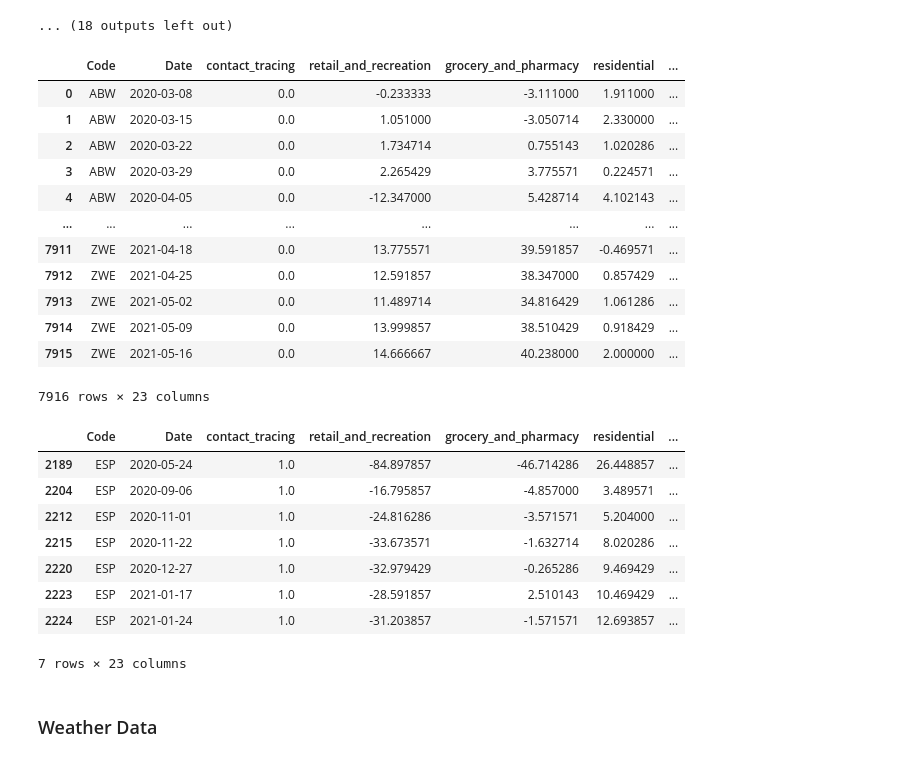
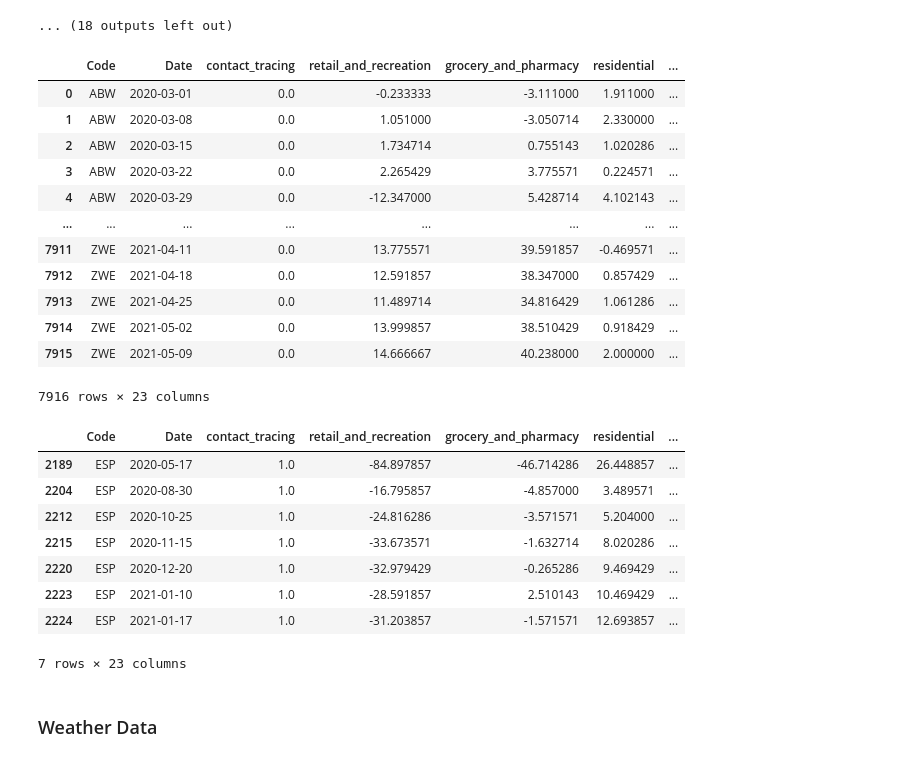
Before and after one commit to lucasbotellaroca/Covid-19_Reproduction_Rate_Estimator, a Jupyter notebook: data_cleaning.ipynb, the cells around one changed output. Saved outputs shown, nothing was run; the diff lists cells and outputs as text; code cells hidden in the pictures.

```diff
--- a/data_cleaning.ipynb
+++ b/data_cleaning.ipynb
@@ -89,8 +94,8 @@ Every day in the week has a policies related from 18 previous days (average deat
 def group_policies(filename):
 
     df = pd.read_csv(filename)
-    df['Holiday']=df.apply(lambda x: getHoliday(x['Code'], x['Day']), axis=1)
-    df['Date'] = pd.to_datetime(df['Day']) + pd.to_timedelta(18, unit='d')
+    df['holiday']=df.apply(lambda x: getHoliday(x['Code'], x['Day']), axis=1)
+    df['Date'] = pd.to_datetime(df['Day']) + pd.to_timedelta(11, unit='d')
 
     #Group to closest Sunday
     df = df.groupby(['Code', pd.Grouper(key='Date', freq='W-SUN')]).mean().reset_index()
@@ -157,36 +162,36 @@ international-travel-covid.csv
 ... (18 outputs left out)
 # %%
 #Delete duplicated Holiday columns and view output
-del df_policies['Holiday_x']
-del df_policies['Holiday_y']
-df_policies['Holiday']=df_policies['Holiday']*7
+del df_policies['holiday_x']
+del df_policies['holiday_y']
+df_policies['holiday']=df_policies['holiday']*7
 df_policies
 # %% [output]
 |  | Code | Date | contact_tracing | retail_and_recreation | grocery_and_pharmacy | residential | ... |
-| 0 | ABW | 2020-03-08 | 0.0 | -0.233333 | -3.111000 | 1.911000 | ... |
-| 1 | ABW | 2020-03-15 | 0.0 | 1.051000 | -3.050714 | 2.330000 | ... |
-| 2 | ABW | 2020-03-22 | 0.0 | 1.734714 | 0.755143 | 1.020286 | ... |
-| 3 | ABW | 2020-03-29 | 0.0 | 2.265429 | 3.775571 | 0.224571 | ... |
-| 4 | ABW | 2020-04-05 | 0.0 | -12.347000 | 5.428714 | 4.102143 | ... |
+| 0 | ABW | 2020-03-01 | 0.0 | -0.233333 | -3.111000 | 1.911000 | ... |
+| 1 | ABW | 2020-03-08 | 0.0 | 1.051000 | -3.050714 | 2.330000 | ... |
+| 2 | ABW | 2020-03-15 | 0.0 | 1.734714 | 0.755143 | 1.020286 | ... |
+| 3 | ABW | 2020-03-22 | 0.0 | 2.265429 | 3.775571 | 0.224571 | ... |
+| 4 | ABW | 2020-03-29 | 0.0 | -12.347000 | 5.428714 | 4.102143 | ... |
 | ... | ... | ... | ... | ... | ... | ... | ... |
-| 7911 | ZWE | 2021-04-18 | 0.0 | 13.775571 | 39.591857 | -0.469571 | ... |
-| 7912 | ZWE | 2021-04-25 | 0.0 | 12.591857 | 38.347000 | 0.857429 | ... |
-| 7913 | ZWE | 2021-05-02 | 0.0 | 11.489714 | 34.816429 | 1.061286 | ... |
-| 7914 | ZWE | 2021-05-09 | 0.0 | 13.999857 | 38.510429 | 0.918429 | ... |
-| 7915 | ZWE | 2021-05-16 | 0.0 | 14.666667 | 40.238000 | 2.000000 | ... |
+| 7911 | ZWE | 2021-04-11 | 0.0 | 13.775571 | 39.591857 | -0.469571 | ... |
+| 7912 | ZWE | 2021-04-18 | 0.0 | 12.591857 | 38.347000 | 0.857429 | ... |
+| 7913 | ZWE | 2021-04-25 | 0.0 | 11.489714 | 34.816429 | 1.061286 | ... |
+| 7914 | ZWE | 2021-05-02 | 0.0 | 13.999857 | 38.510429 | 0.918429 | ... |
+| 7915 | ZWE | 2021-05-09 | 0.0 | 14.666667 | 40.238000 | 2.000000 | ... |
 7916 rows × 23 columns
 # %%
 #Lets check for Holiday in Spain related to previous 18 days.
-df_policies[(df_policies['Code']=='ESP') & (df_policies['Holiday'] > 0)]
+df_policies[(df_policies['Code']=='ESP') & (df_policies['holiday'] > 0)]
 # %% [output]
 |  | Code | Date | contact_tracing | retail_and_recreation | grocery_and_pharmacy | residential | ... |
-| 2189 | ESP | 2020-05-24 | 1.0 | -84.897857 | -46.714286 | 26.448857 | ... |
-| 2204 | ESP | 2020-09-06 | 1.0 | -16.795857 | -4.857000 | 3.489571 | ... |
-| 2212 | ESP | 2020-11-01 | 1.0 | -24.816286 | -3.571571 | 5.204000 | ... |
-| 2215 | ESP | 2020-11-22 | 1.0 | -33.673571 | -1.632714 | 8.020286 | ... |
-| 2220 | ESP | 2020-12-27 | 1.0 | -32.979429 | -0.265286 | 9.469429 | ... |
-| 2223 | ESP | 2021-01-17 | 1.0 | -28.591857 | 2.510143 | 10.469429 | ... |
-| 2224 | ESP | 2021-01-24 | 1.0 | -31.203857 | -1.571571 | 12.693857 | ... |
+| 2189 | ESP | 2020-05-17 | 1.0 | -84.897857 | -46.714286 | 26.448857 | ... |
+| 2204 | ESP | 2020-08-30 | 1.0 | -16.795857 | -4.857000 | 3.489571 | ... |
+| 2212 | ESP | 2020-10-25 | 1.0 | -24.816286 | -3.571571 | 5.204000 | ... |
+| 2215 | ESP | 2020-11-15 | 1.0 | -33.673571 | -1.632714 | 8.020286 | ... |
+| 2220 | ESP | 2020-12-20 | 1.0 | -32.979429 | -0.265286 | 9.469429 | ... |
+| 2223 | ESP | 2021-01-10 | 1.0 | -28.591857 | 2.510143 | 10.469429 | ... |
+| 2224 | ESP | 2021-01-17 | 1.0 | -31.203857 | -1.571571 | 12.693857 | ... |
 7 rows × 23 columns
 # %% [markdown]
 ### Weather Data
```
Also changed, not shown: parts of 43 cells of this notebook.
